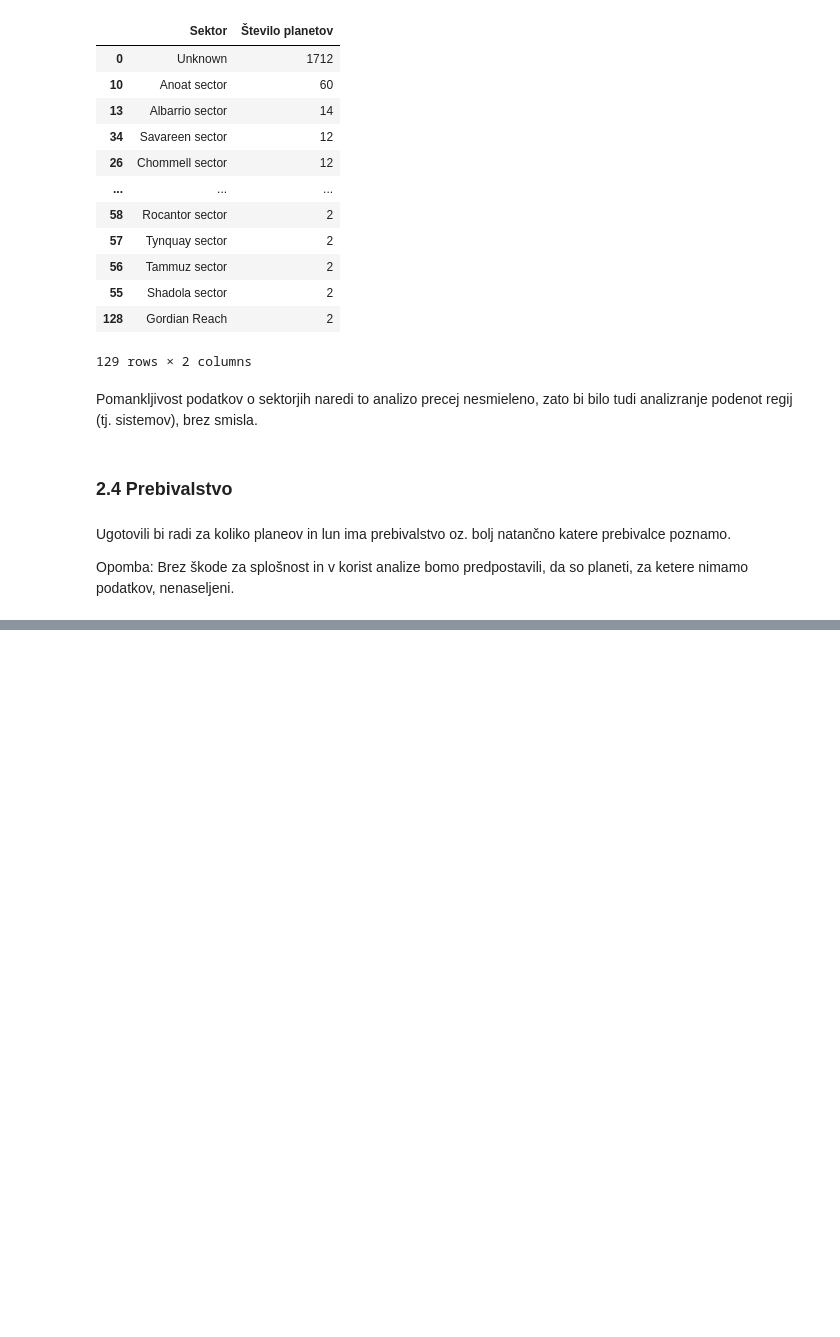
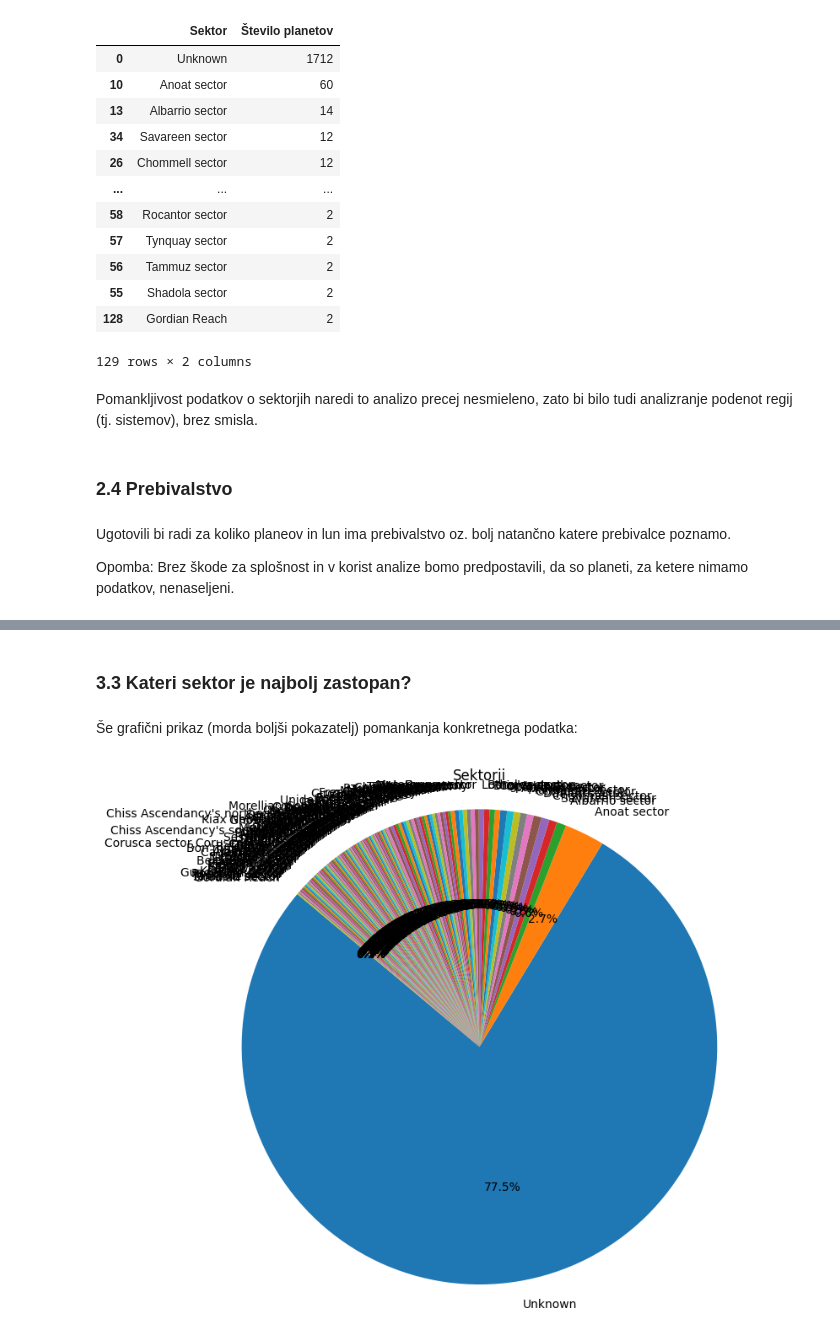
Before and after one commit to oskartezak/ProjektnaNaloga, a Jupyter notebook: Analiza2.ipynb, the cells around one changed output, grey strips where cells are left out. Drawn from its saved outputs; the diff is of its cells as text; code cells hidden in the pictures; blank space fills up the shorter version.

```diff
--- a/Analiza2.ipynb
+++ b/Analiza2.ipynb
@@ -177,0 +259,21 @@ Opomba: Brez škode za splošnost in v korist analize bomo predpostavili, da so
+# %% [markdown]
+### 3.3 Kateri sektor je najbolj zastopan?
+# %% [markdown]
+Še grafični prikaz (morda boljši pokazatelj) pomankanja konkretnega podatka:
+# %%
+upodobitve_planet2 = najpogostejsa_upodobitev(planeti2)
+
+# Pretvorimo slovar v DataFrame
+upodobitve_df = pd.DataFrame.from_dict(upodobitve_planet2, orient='index', columns=['Število pojavitev'])
+
+# Sortiramo po številu pojavitev
+upodobitve_df = upodobitve_df.sort_values(by='Število pojavitev', ascending=False)
+
+# Narišemo tortni diagram
+plt.figure(figsize=(8, 8))
+plt.pie(upodobitve_df['Število pojavitev'], labels=upodobitve_df.index, autopct='%1.1f%%', startangle=140)
+plt.axis('equal')  # Zagotovi, da je diagram kroga
+plt.title('Sektorji')
+plt.show()
+# %% [output]
+[figure, added]
```
Also changed, not shown: parts of 20 cells of this notebook.
